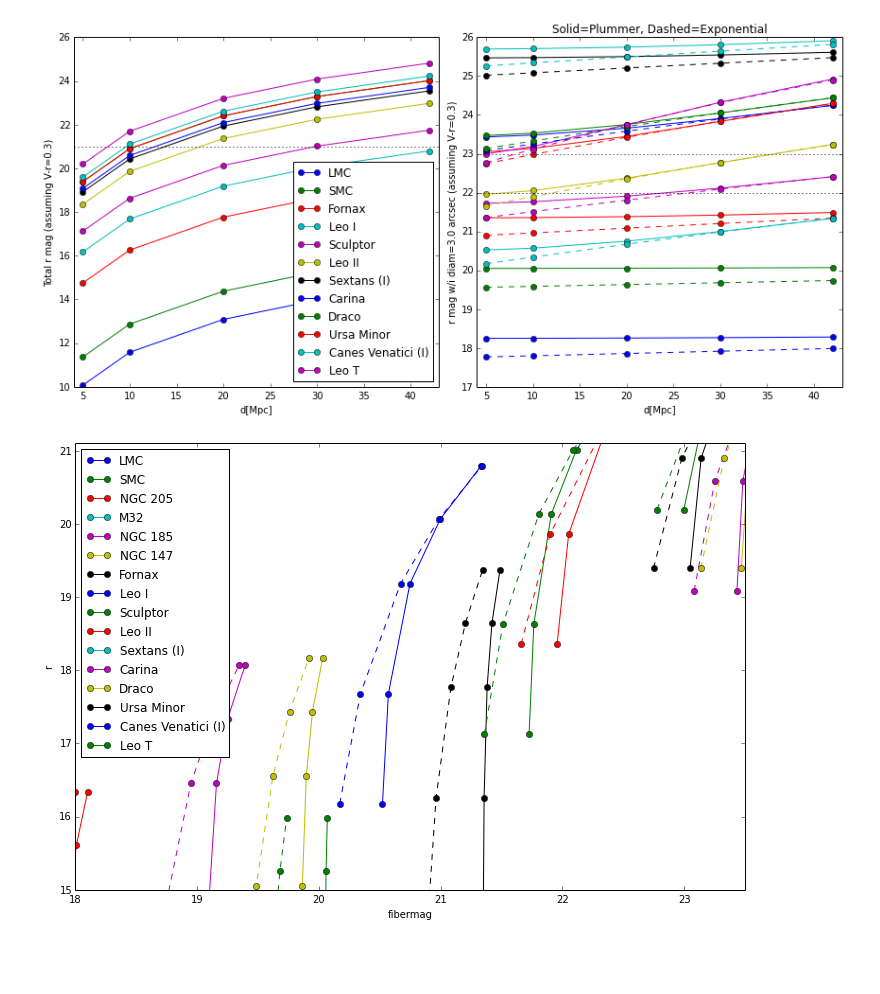
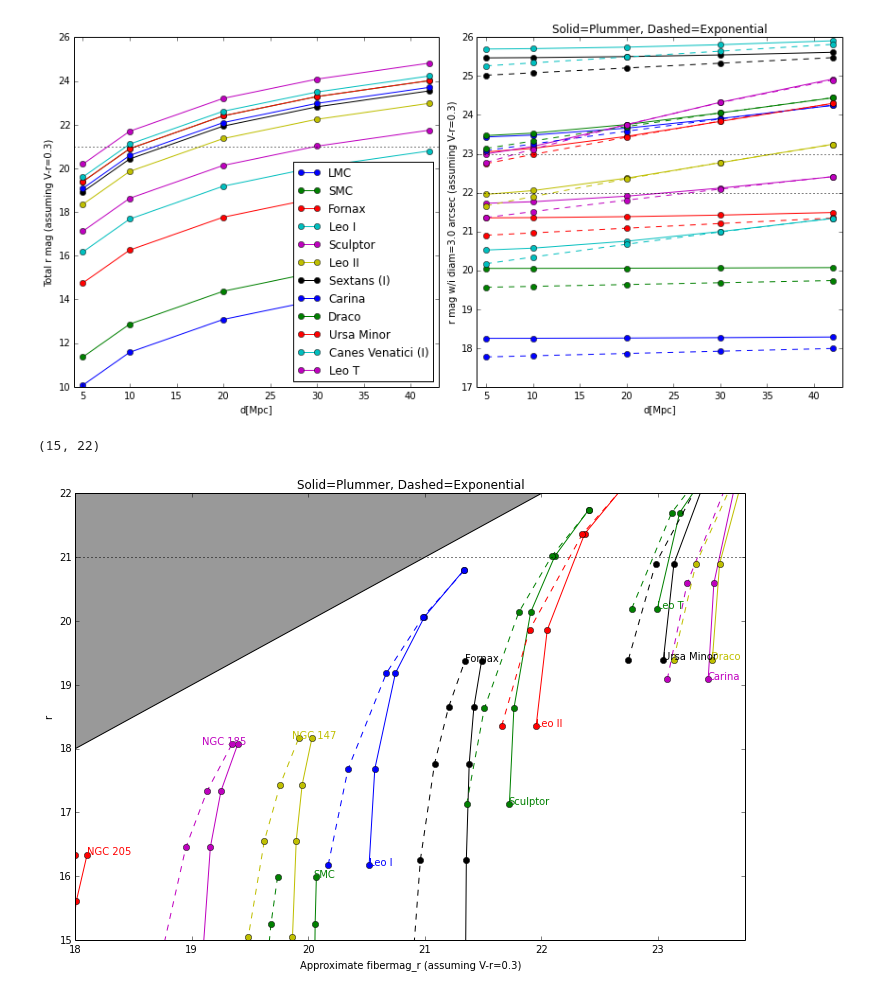
Before and after one commit to sagasurvey/erik, a Jupyter notebook: ipython_notebooks/dSph_at_distance_plots.ipynb, the cells around one changed output. Saved outputs shown, nothing was run; the diff lists cells and outputs as text; code cells hidden in the pictures; blank space fills up the shorter version.

```diff
--- a/ipython_notebooks/dSph_at_distance_plots.ipynb
+++ b/ipython_notebooks/dSph_at_distance_plots.ipynb
@@ -455,35 +455,63 @@ plt.tight_layout()
 #matched to similar plot in 2014May-MMTHecto
 data = ldat[(ldat['Vabs']<-8)&(ldat['distance']<5000)]
 data = data[np.argsort(data['Vabs'])]
 rad = 3*u.arcsec/2 #3" diam = fibermag
 Vmr=0.3
+
+fiblim = (18, 23.5)
+totlim = (15, 22)
 
 plt.figure(figsize=(12,8))
 
 cc = []
 for _ in range(5):
     cc.extend(matplotlib.rcParams['axes.color_cycle'])
 
 #first do plummer
 for i, gal in enumerate(data):
     fracs = np.array([frac_inside(gal, rad, dist, 'plummer') for dist in dists])
     fibmags = gal_mag_frac(gal, fracs, dists) - Vmr
     totmags = gal_mag_frac(gal, np.ones_like(fracs), dists) - Vmr
 
     plt.plot(fibmags, totmags,'-o',color=cc[i],label=gal['name'])
 
-plt.legend(loc=0)
+    f0 = fiblim[0] < fibmags[0] < fiblim[1]
+    fm1 = fiblim[0] < fibmags[-1] < fiblim[1]
+    t0 = totlim[0] < totmags[0] < totlim[1]
+    tm1 = totlim[0] < totmags[-1] < totlim[1]
+    fi = ti = None
+    if f0:
+        fi=0
+        if t0:
+            ti=0
+        elif tm1:
+            ti=-1
+    elif fm1:
+        fi=-1
+        if t0:
+            ti=0
+        elif tm1:
+            ti=-1
+    if fi is not None and ti is not None:
+        plt.text(fibmags[fi], totmags[ti], gal['name'],color=cc[i])
+#plt.legend(loc=0)
 
 for i, gal in enumerate(data):
     fracs = np.array([frac_inside(gal, rad, dist, 'exp') for dist in dists])
     fibmags = gal_mag_frac(gal, fracs, dists) - Vmr
     totmags = gal_mag_frac(gal, np.ones_like(fracs), dists) - Vmr
 
     plt.plot(fibmags, totmags,'--o',color=cc[i],label=gal['name'])
 
-plt.xlabel('fibermag')
+x1t1 = [min(fiblim[0], totlim[0]), max(fiblim[1], totlim[1])]
+plt.fill_between(x1t1,x1t1, totlim[1],facecolor=[0.6]*3)
+plt.axhline(21, c='k', ls=':')
+
+plt.xlabel('Approximate fibermag_r (assuming V-r={0})'.format(Vmr))
 plt.ylabel('r')
-plt.xlim(18,23.5)
-plt.ylim(15,21.1);
+plt.title('Solid=Plummer, Dashed=Exponential')
+plt.xlim(fiblim[0], fiblim[1]+.25) #tweak for text
+plt.ylim(*totlim)
 # %% [output]
+(15, 22)
-[figure, old version]
+[figure, new version]
```
Also changed, not shown: 4 other files.
